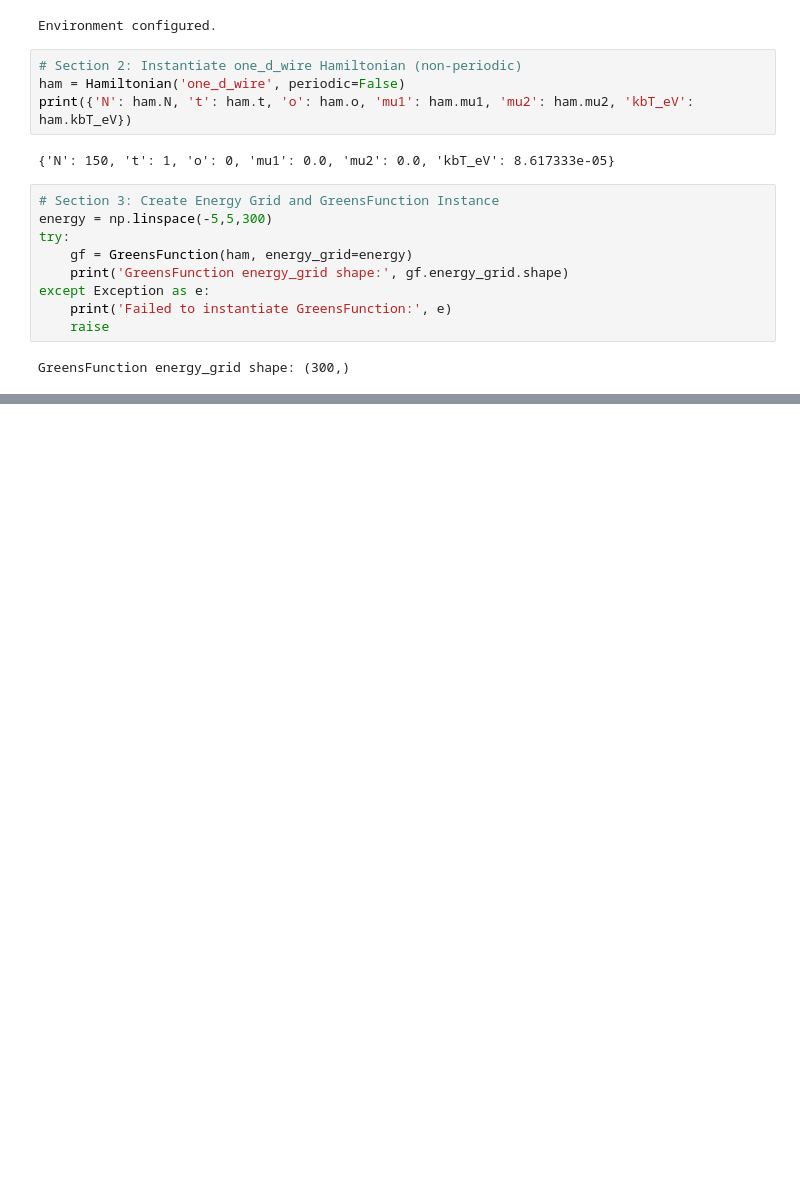
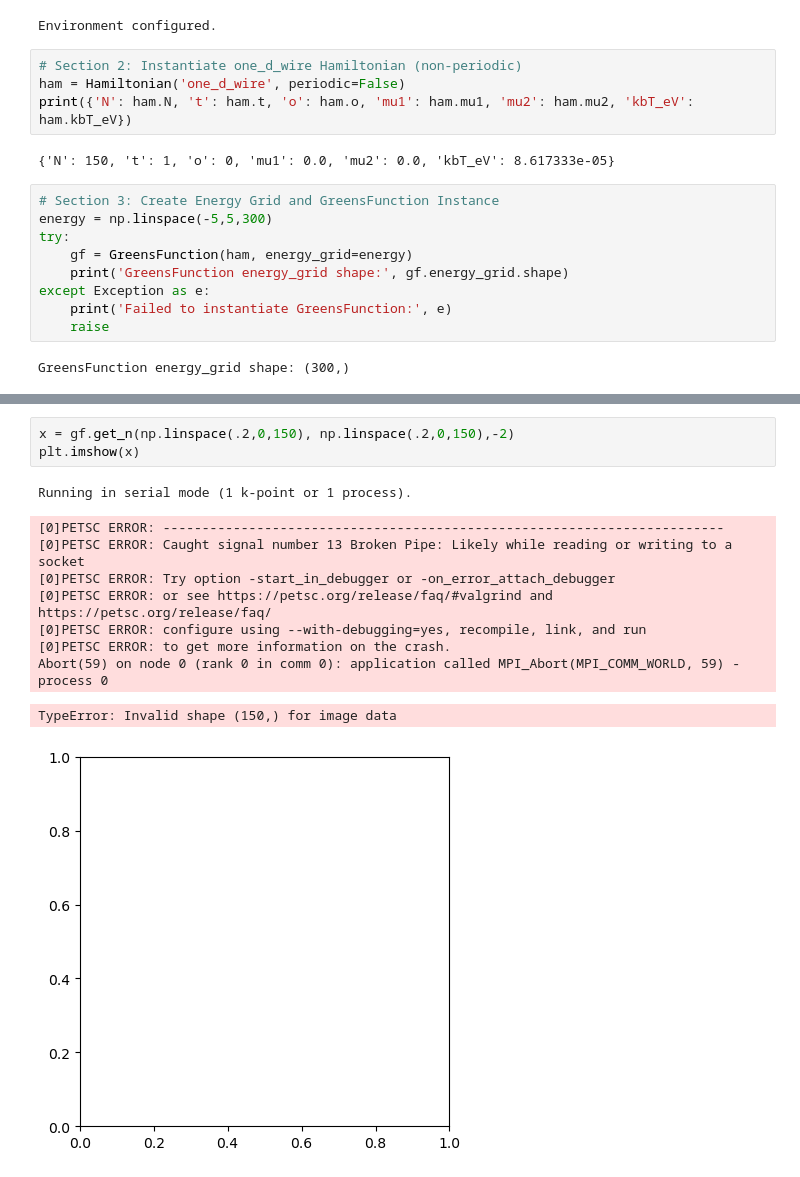
Before and after one commit to nandandiwan/Berkeley-Transport-Simulator, a Jupyter notebook: src/test_systems/negf_poisson_test.ipynb, the cells around one changed output, grey strips where cells are left out. Saved outputs shown, nothing was run; the diff lists cells and outputs as text; blank space fills up the shorter version.

```diff
--- a/src/test_systems/negf_poisson_test.ipynb
+++ b/src/test_systems/negf_poisson_test.ipynb
@@ -82,0 +90,14 @@ array([ 0.25      ,  0.24876928,  0.24753847,  0.24630756,  0.24507655,
+# %%
+x = gf.get_n(np.linspace(.2,0,150), np.linspace(.2,0,150),-2)
+plt.imshow(x)
+# %% [output]
+Running in serial mode (1 k-point or 1 process).
+[0]PETSC ERROR: ------------------------------------------------------------------------
+[0]PETSC ERROR: Caught signal number 13 Broken Pipe: Likely while reading or writing to a socket
+[0]PETSC ERROR: Try option -start_in_debugger or -on_error_attach_debugger
+[0]PETSC ERROR: or see https://petsc.org/release/faq/#valgrind and https://petsc.org/release/faq/
+[0]PETSC ERROR: configure using --with-debugging=yes, recompile, link, and run
+[0]PETSC ERROR: to get more information on the crash.
+Abort(59) on node 0 (rank 0 in comm 0): application called MPI_Abort(MPI_COMM_WORLD, 59) - process 0
+TypeError: Invalid shape (150,) for image data
+[figure, added]
```
Also changed, not shown: parts of 2 cells of this notebook, 12 other files.
